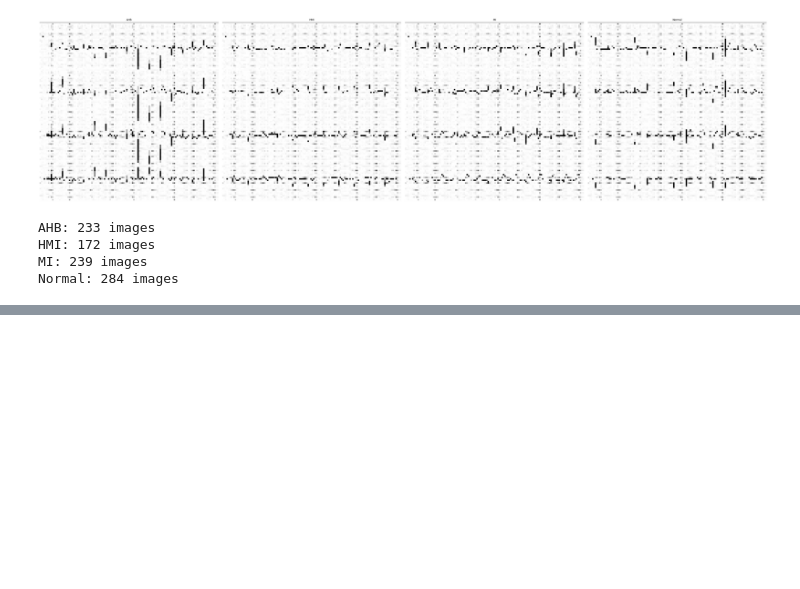
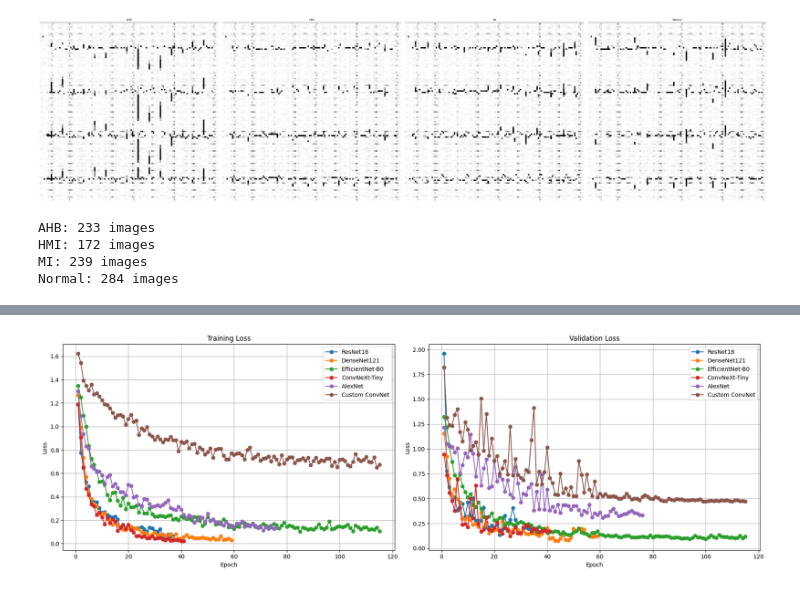
Before and after one commit to JopaXd/ecg-classification, a Jupyter notebook: training.ipynb, the cells around one changed output, grey strips where cells are left out. Cells and saved outputs as stored; diff of their text form; code cells hidden in the pictures; blank space fills up the shorter version.

```diff
--- a/training.ipynb
+++ b/training.ipynb
@@ -1182,0 +656,2 @@ plt.show()
+# %%
+training_results = train_models(model_configs, training_config)
@@ -1182,0 +688,4 @@ plt.show()
+# %%
+plot_all_losses(training_results)
+# %% [output]
+[figure, added]
```
Also changed, not shown: parts of 70 cells of this notebook, 2 other files.
